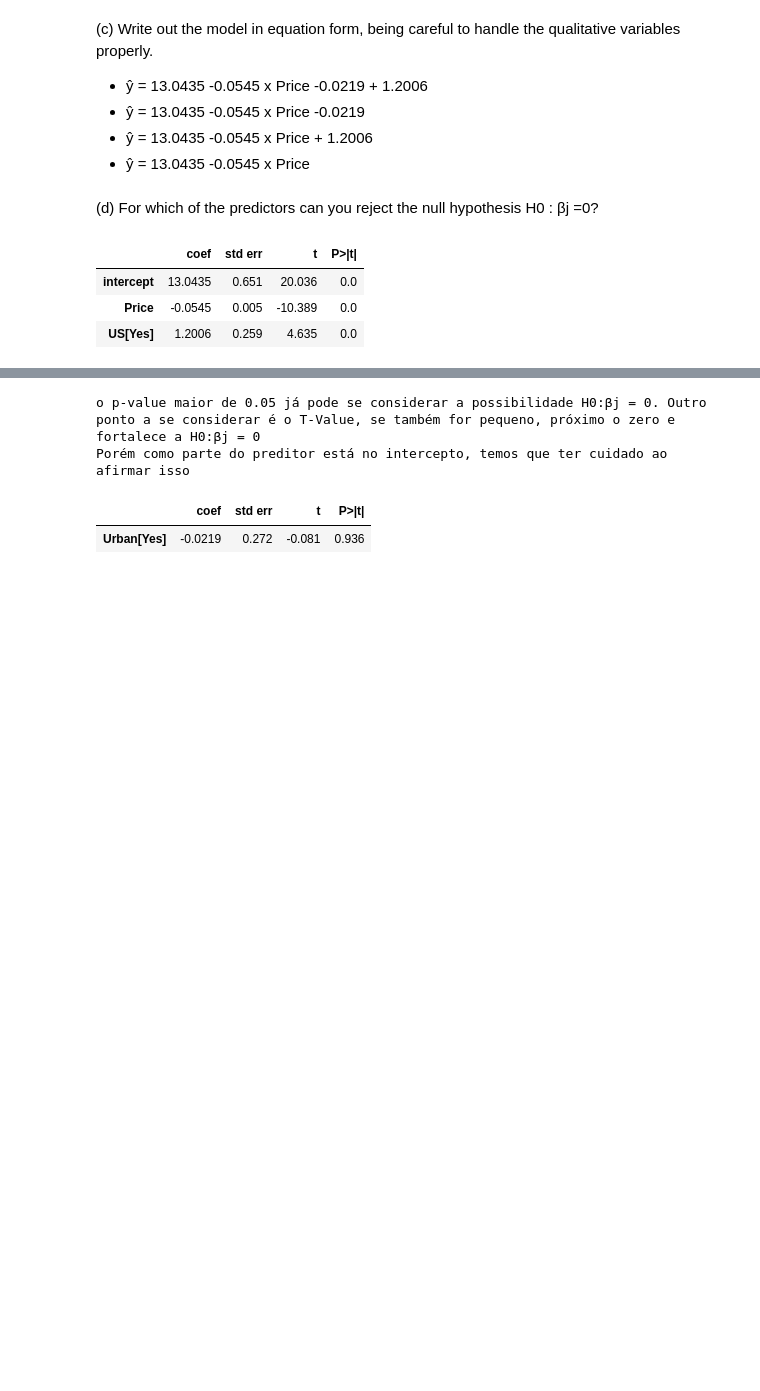
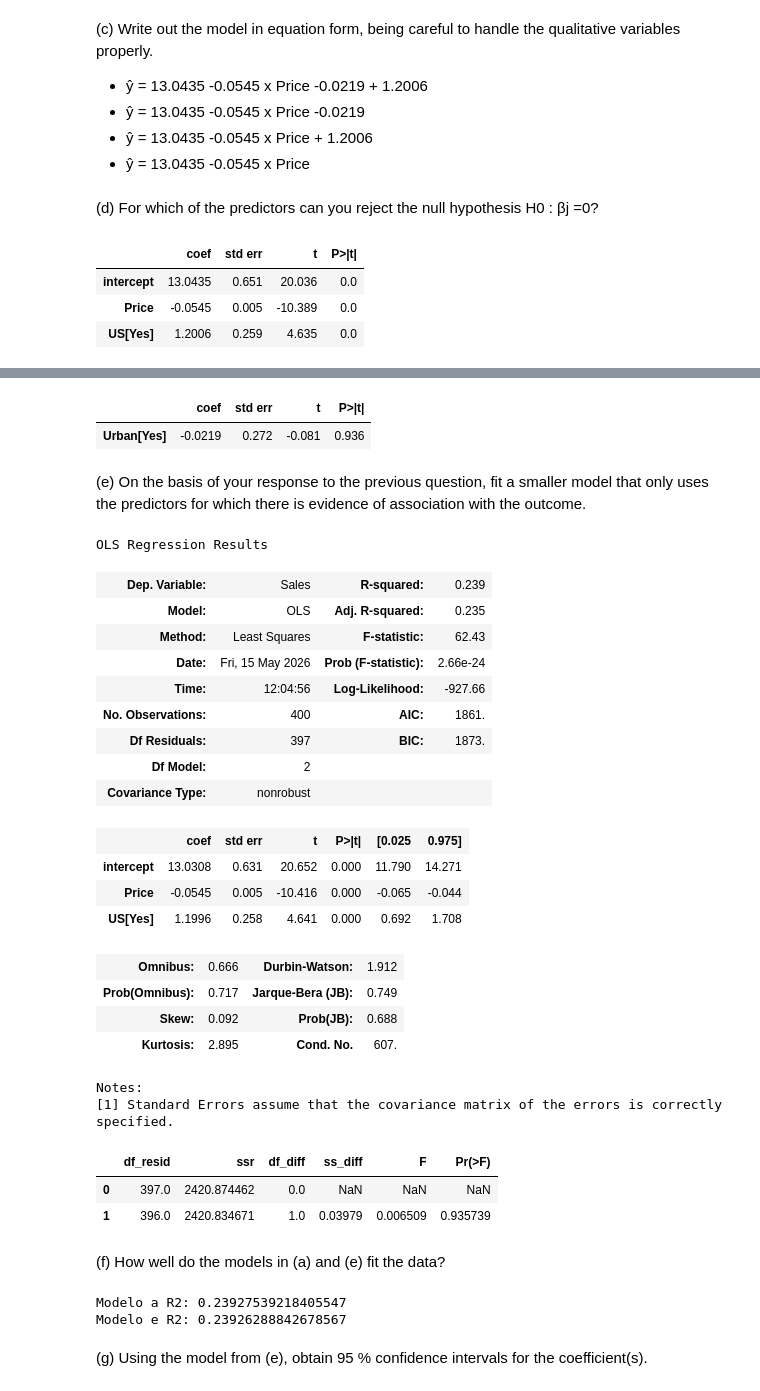
Before and after one commit to oliveira-silva-lucas/ISLP, a Jupyter notebook: Cap_03_Linear_Regression/Exercises/ex_cap_03_carseats.ipynb, the cells around one changed output, grey strips where cells are left out. Saved outputs shown, nothing was run; the diff lists cells and outputs as text; code cells hidden in the pictures; blank space fills up the shorter version.

```diff
--- a/Cap_03_Linear_Regression/Exercises/ex_cap_03_carseats.ipynb
+++ b/Cap_03_Linear_Regression/Exercises/ex_cap_03_carseats.ipynb
@@ -104,10 +108,54 @@ df[df['P>|t|']<0.05]
 # %%
-print('o p-value maior de 0.05 já pode se considerar a possibilidade H0:βj = 0. ' \
-'Outro ponto a se considerar é o T-Value, se também for pequeno, próximo o zero e fortalece a H0:βj = 0' \
-'\nPorém como parte do preditor está no intercepto, temos que ter cuidado ao afirmar isso ')
 df[df['P>|t|']>0.05]
 # %% [output]
-o p-value maior de 0.05 já pode se considerar a possibilidade H0:βj = 0. Outro ponto a se considerar é o T-Value, se também for pequeno, próximo o zero e fortalece a H0:βj = 0
-Porém como parte do preditor está no intercepto, temos que ter cuidado ao afirmar isso
 |  | coef | std err | t | P>|t| |
 | Urban[Yes] | -0.0219 | 0.272 | -0.081 | 0.936 |
+# %% [markdown]
+(e) On the basis of your response to the previous question, fit a
+smaller model that only uses the predictors for which there is
+evidence of association with the outcome.
+# %%
+X = MS(['Price', 'US']).fit_transform(Carseats)
+modelo2 = sm.OLS(y, X)
+resultados2 = modelo2.fit()
+resultados2.summary()
+# %% [output]
+OLS Regression Results
+| Dep. Variable: | Sales | R-squared: | 0.239 |
+| Model: | OLS | Adj. R-squared: | 0.235 |
+| Method: | Least Squares | F-statistic: | 62.43 |
+| Date: | Fri, 15 May 2026 | Prob (F-statistic): | 2.66e-24 |
+| Time: | 12:04:56 | Log-Likelihood: | -927.66 |
+| No. Observations: | 400 | AIC: | 1861. |
+| Df Residuals: | 397 | BIC: | 1873. |
+| Df Model: | 2 |  |  |
+| Covariance Type: | nonrobust |  |  |
+|  | coef | std err | t | P>|t| | [0.025 | 0.975] |
+| intercept | 13.0308 | 0.631 | 20.652 | 0.000 | 11.790 | 14.271 |
+| Price | -0.0545 | 0.005 | -10.416 | 0.000 | -0.065 | -0.044 |
+| US[Yes] | 1.1996 | 0.258 | 4.641 | 0.000 | 0.692 | 1.708 |
+| Omnibus: | 0.666 | Durbin-Watson: | 1.912 |
+| Prob(Omnibus): | 0.717 | Jarque-Bera (JB): | 0.749 |
+| Skew: | 0.092 | Prob(JB): | 0.688 |
+| Kurtosis: | 2.895 | Cond. No. | 607. |
+Notes:
+[1] Standard Errors assume that the covariance matrix of the errors is correctly specified.
+# %%
+from statsmodels.stats.anova import anova_lm
+
+anova_lm(resultados2, resultados)
+# %% [output]
+|  | df_resid | ssr | df_diff | ss_diff | F | Pr(>F) |
+| 0 | 397.0 | 2420.874462 | 0.0 | NaN | NaN | NaN |
+| 1 | 396.0 | 2420.834671 | 1.0 | 0.03979 | 0.006509 | 0.935739 |
+# %% [markdown]
+(f) How well do the models in (a) and (e) fit the data?
+# %%
+print('Modelo a R2:',resultados.rsquared)
+print('Modelo e R2:',resultados2.rsquared)
+# %% [output]
+Modelo a R2: 0.23927539218405547
+Modelo e R2: 0.23926288842678567
+# %% [markdown]
+(g) Using the model from (e), obtain 95 % confidence intervals for
+the coefficient(s).
```
Also changed, not shown: parts of 7 cells of this notebook, 2 other files.
